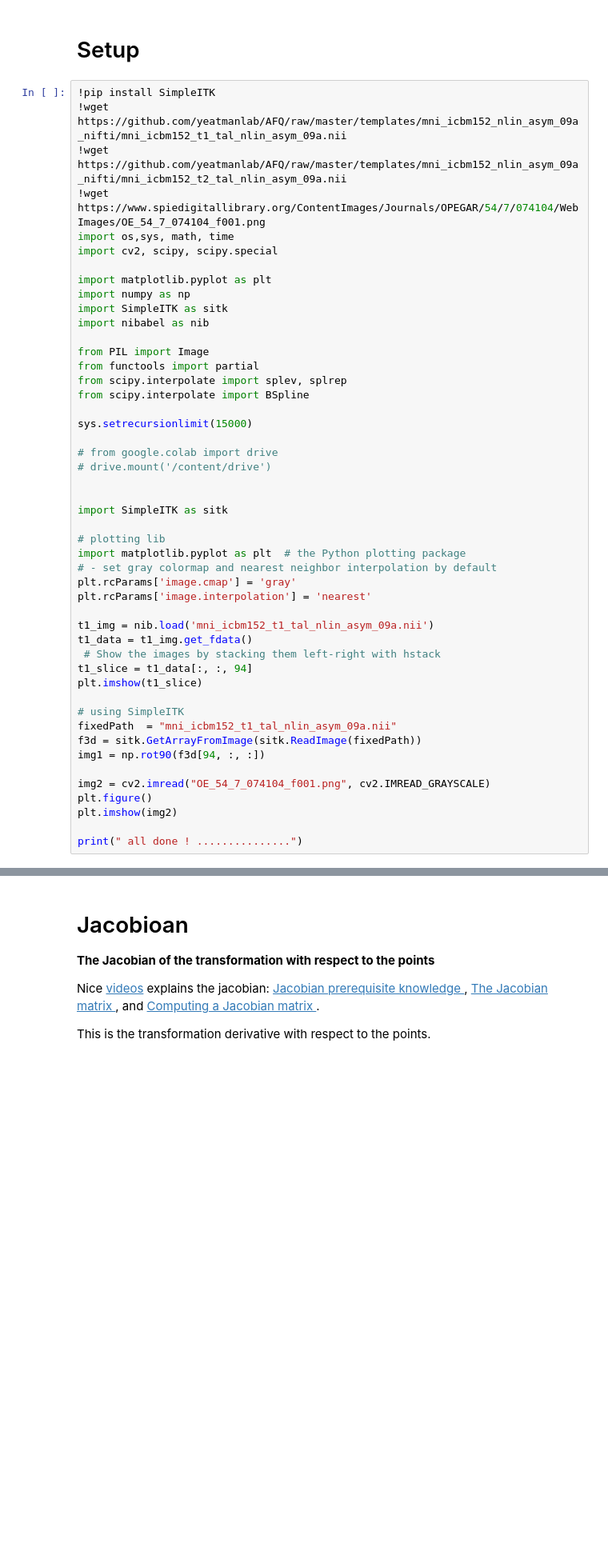
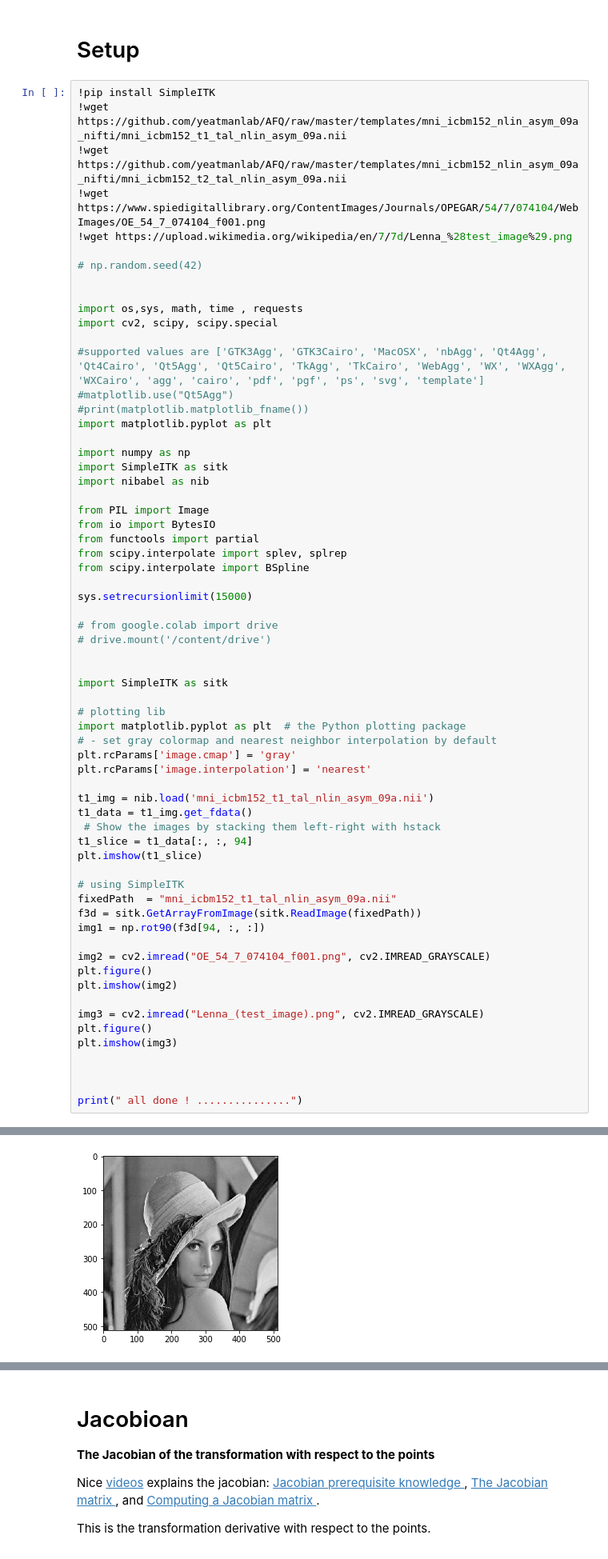
Before and after one commit to MedicalImageAnalysisTutorials/ImageRegistrationTutorial, a Jupyter notebook: IA_Image_Transforms.ipynb, the cells around one changed output, grey strips where cells are left out. Shown at 80% size. Cells and saved outputs as stored; diff of their text form; blank space fills up the shorter version.

```diff
--- a/IA_Image_Transforms.ipynb
+++ b/IA_Image_Transforms.ipynb
@@ -7,15 +7,25 @@
 !wget https://github.com/yeatmanlab/AFQ/raw/master/templates/mni_icbm152_nlin_asym_09a_nifti/mni_icbm152_t1_tal_nlin_asym_09a.nii
 !wget https://github.com/yeatmanlab/AFQ/raw/master/templates/mni_icbm152_nlin_asym_09a_nifti/mni_icbm152_t2_tal_nlin_asym_09a.nii
 !wget https://www.spiedigitallibrary.org/ContentImages/Journals/OPEGAR/54/7/074104/WebImages/OE_54_7_074104_f001.png
-import os,sys, math, time
+!wget https://upload.wikimedia.org/wikipedia/en/7/7d/Lenna_%28test_image%29.png
+
+# np.random.seed(42)
+
+
+import os,sys, math, time , requests
 import cv2, scipy, scipy.special
 
+#supported values are ['GTK3Agg', 'GTK3Cairo', 'MacOSX', 'nbAgg', 'Qt4Agg', 'Qt4Cairo', 'Qt5Agg', 'Qt5Cairo', 'TkAgg', 'TkCairo', 'WebAgg', 'WX', 'WXAgg', 'WXCairo', 'agg', 'cairo', 'pdf', 'pgf', 'ps', 'svg', 'template']
+#matplotlib.use("Qt5Agg")
+#print(matplotlib.matplotlib_fname())
 import matplotlib.pyplot as plt
+
 import numpy as np
 import SimpleITK as sitk
 import nibabel as nib
 
 from PIL import Image
+from io import BytesIO
 from functools import partial
 from scipy.interpolate import splev, splrep
 from scipy.interpolate import BSpline
@@ -49,5 +59,11 @@ img2 = cv2.imread("OE_54_7_074104_f001.png", cv2.IMREAD_GRAYSCALE)
 plt.figure()
 plt.imshow(img2)
 
+img3 = cv2.imread("Lenna_(test_image).png", cv2.IMREAD_GRAYSCALE)
+plt.figure()
+plt.imshow(img3)
+
+
+
 print(" all done ! ...............")
 # %% [output]
@@ -69,7 +85,8 @@ Connecting to raw.githubusercontent.com (raw.githubusercontent.com)|185.199.108.
 
  all done ! ...............
 [figure]
 [figure]
+[figure, added]
 # %% [markdown]
 # Transform
 
```
Also changed, not shown: parts of 2 cells of this notebook.
